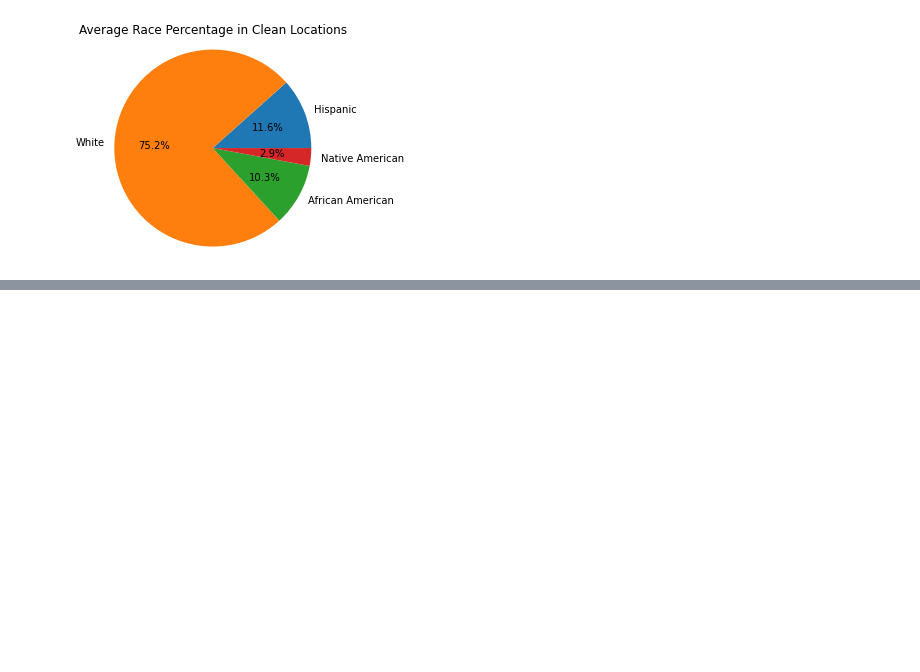
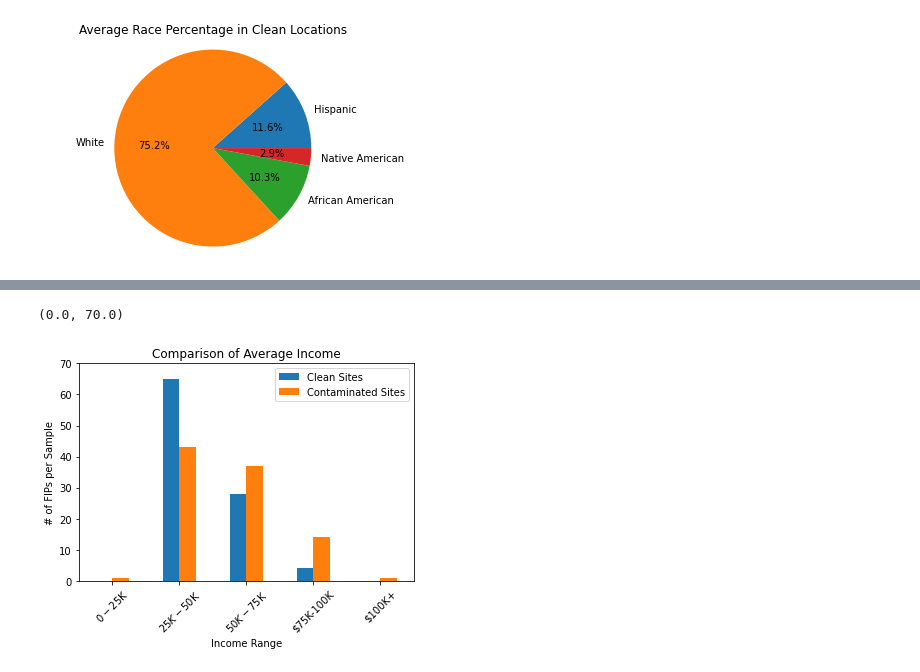
Before and after one commit to mnnacler/superfundProject, a Jupyter notebook: IncomeRace.ipynb, the cells around one changed output, grey strips where cells are left out. Drawn from its saved outputs; the diff is of its cells as text; code cells hidden in the pictures; blank space fills up the shorter version.

```diff
--- a/IncomeRace.ipynb
+++ b/IncomeRace.ipynb
@@ -97,3 +97,14 @@ plt.axis("equal")
 plt.show()
 # %% [output]
 [figure]
+# %%
+# create a bar chart for contaminates sites income
+Bins = [0,25000,50000,75000,100000,200000]
+labels = ["$0-$25K", "$25K-$50K", "$50K-$75K", "$75K-100K", "$100K+"]
+FIPsCleanIncome["Income Range"] = pd.cut(FIPsCleanIncome["Income"], Bins, labels= labels)
+FIPsCleanIncome
+
+groupCleanIncome = FIPsCleanIncome.groupby("Income Range").count()
+groupCleanIncome= groupCleanIncome[["Income"]]
+groupCleanIncome
+#groupCleanIncome.plot(kind="bar")
@@ -99,0 +124,10 @@ plt.show()
+# %%
+# bar chart for income for clean sites income
+Bins = [0,25000,50000,75000,100000,200000]
+labels = ["$0-$25K", "$25K-$50K", "$50K-$75K", "$75K-100K", "$100K+"]
+FIPsContaminatedIncome["Income Range"] = pd.cut(FIPsContaminatedIncome["Income"], Bins, labels= labels)
+
+groupConIncome = FIPsContaminatedIncome.groupby("Income Range").count()
+groupConIncome = groupConIncome[["Income"]]
+groupConIncome
+#groupConIncome.plot(kind="bar")
@@ -99,0 +147,5 @@ plt.show()
+# %%
+#combined graph
+combinedIncome = pd.merge(groupCleanIncome, groupConIncome, on ="Income Range", how = "outer")
+combinedIncome = combinedIncome.rename(columns={"Income_x":"Clean Sites","Income_y":"Contaminated Sites"})
+combinedIncome
@@ -99,0 +160,10 @@ plt.show()
+# %%
+PLOT = combinedIncome.plot.bar(rot=45)
+PLOT
+#combinedIncome.plot(kind = "bar")
+plt.title("Comparison of Average Income")
+plt.ylabel("# of FIPs per Sample")
+plt.ylim(0,70)
+# %% [output]
+(0.0, 70.0)
+[figure, added]
```
Also changed, not shown: parts of 5 cells of this notebook.
